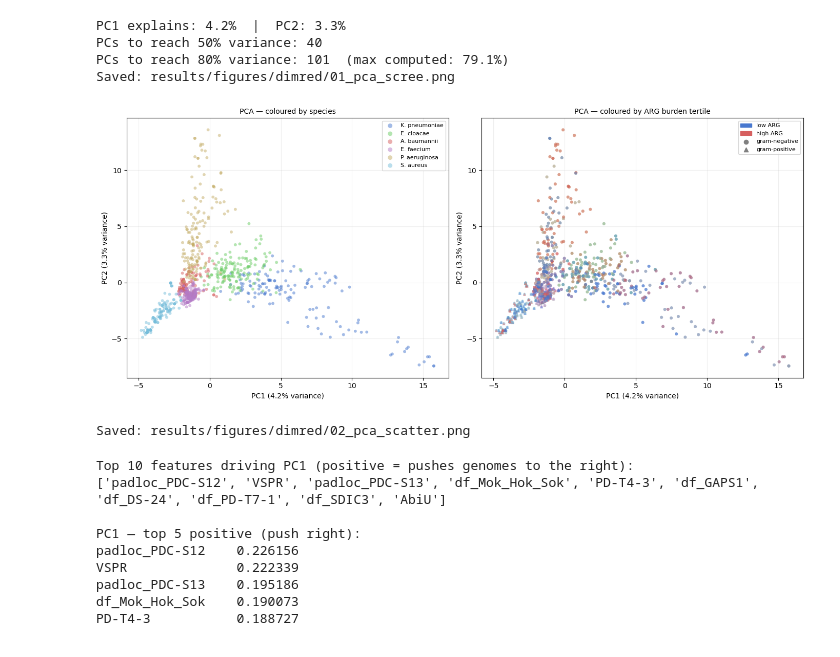
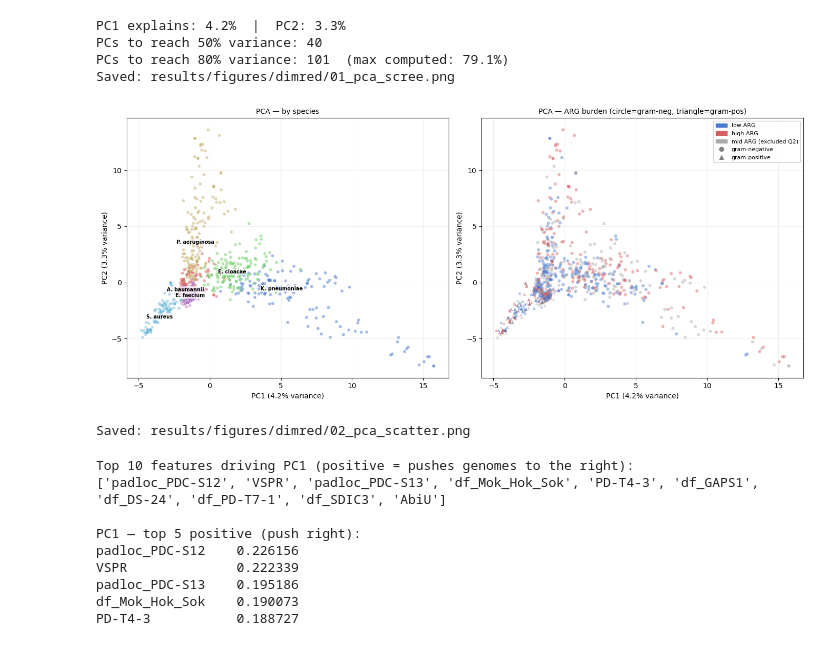
Before and after one commit to vikos77/eskape-defence-ml, a Jupyter notebook: notebooks/03_dimensionality_reduction.ipynb, the cells around one changed output. Cells and saved outputs as stored; diff of their text form; code cells hidden in the pictures.

```diff
--- a/notebooks/03_dimensionality_reduction.ipynb
+++ b/notebooks/03_dimensionality_reduction.ipynb
@@ -140,11 +140,8 @@ Saved: results/figures/dimred/01_pca_scree.png
 # ── PCA scatter — coloured by species ────────────────────────────────────────
 fig, axes = plt.subplots(1, 2, figsize=(14, 6))
 
-for ax, color_by, title_suffix in zip(
-    axes,
-    ["species", "arg"],
-    ["coloured by species", "coloured by ARG burden tertile"]
-):
+for ax, color_by in zip(axes, ["species", "arg"]):
+    emb = X_pca  # reuse variable name for the label snippet
     for sp in SPECIES_ORDER:
         mask = y_species == sp
         ax.scatter(
@@ -152,42 +149,57 @@ for ax, color_by, title_suffix in zip(
             c=SP_COLORS[sp], alpha=0.5, s=18, edgecolors="none",
             label=SPECIES_LABELS[sp],
         )
     ax.set_xlabel(f"PC1 ({indvar[0]:.1f}% variance)", fontsize=10)
     ax.set_ylabel(f"PC2 ({indvar[1]:.1f}% variance)", fontsize=10)
-    ax.set_title(f"PCA — {title_suffix}", fontsize=10)
     ax.grid(alpha=0.2)
 
-axes[0].legend(fontsize=8, markerscale=1.5,
-               loc="upper right", framealpha=0.8)
+# Panel A labels
+ax = axes[0]
+emb = X_pca
+for sp in SPECIES_ORDER:
+    mask = y_species == sp
+    cx = np.median(emb[mask, 0])
+    cy = np.median(emb[mask, 1])
+    ax.text(cx, cy, SPECIES_LABELS[sp],
+            fontsize=7, fontweight="bold", color="black",
+            ha="center", va="center",
+            bbox=dict(boxstyle="round,pad=0.15", fc="white", alpha=0.7, ec="none"))
+axes[0].set_title("PCA — by species", fontsize=10)
 
-# Second panel: colour by ARG tertile, shape by gram stain
+# Panel B: colour by ARG burden, shape by gram stain
 gram_neg = {"kpneumoniae", "ecloaceae", "abaumannii", "paeruginosa"}
+axes[1].cla()
 for i in range(len(y_species)):
     sp = y_species[i]
     arg = y_arg[i]
     if arg not in ARG_COLORS:
         continue
     marker = "o" if sp in gram_neg else "^"
     axes[1].scatter(
         X_pca[i, 0], X_pca[i, 1],
         c=ARG_COLORS[arg], alpha=0.45, s=20,
         marker=marker, edgecolors="none",
     )
+axes[1].set_xlabel(f"PC1 ({indvar[0]:.1f}% variance)", fontsize=10)
+axes[1].set_ylabel(f"PC2 ({indvar[1]:.1f}% variance)", fontsize=10)
+axes[1].set_title("PCA — ARG burden (circle=gram-neg, triangle=gram-pos)", fontsize=10)
+axes[1].grid(alpha=0.2)
 
 legend_patches = [
-    mpatches.Patch(color=ARG_COLORS["low_ARG"], label="low ARG"),
+    mpatches.Patch(color=ARG_COLORS["low_ARG"],  label="low ARG"),
     mpatches.Patch(color=ARG_COLORS["high_ARG"], label="high ARG"),
-    plt.scatter([], [], marker="o", color="grey", label="gram-negative"),
-    plt.scatter([], [], marker="^", color="grey", label="gram-positive"),
+    mpatches.Patch(color=ARG_COLORS["mid_ARG"],  label="mid ARG (excluded Q2)"),
+    plt.Line2D([0],[0], marker="o", color="grey", lw=0, label="gram-negative"),
+    plt.Line2D([0],[0], marker="^", color="grey", lw=0, label="gram-positive"),
 ]
-axes[1].legend(handles=legend_patches, fontsize=8, framealpha=0.8)
+axes[1].legend(handles=legend_patches, fontsize=8, framealpha=0.85)
 
 plt.tight_layout()
 plt.savefig(FIG_DIR / "02_pca_scatter.png", dpi=150, bbox_inches="tight")
 plt.show()
 print("Saved: results/figures/dimred/02_pca_scatter.png")
 # %% [output]
-[figure, old version]
+[figure, new version]
 Saved: results/figures/dimred/02_pca_scatter.png
 # %%
 # ── PCA loadings: what drives PC1 and PC2? ────────────────────────────────────
```
Also changed, not shown: parts of 2 cells of this notebook, 4 other files.
